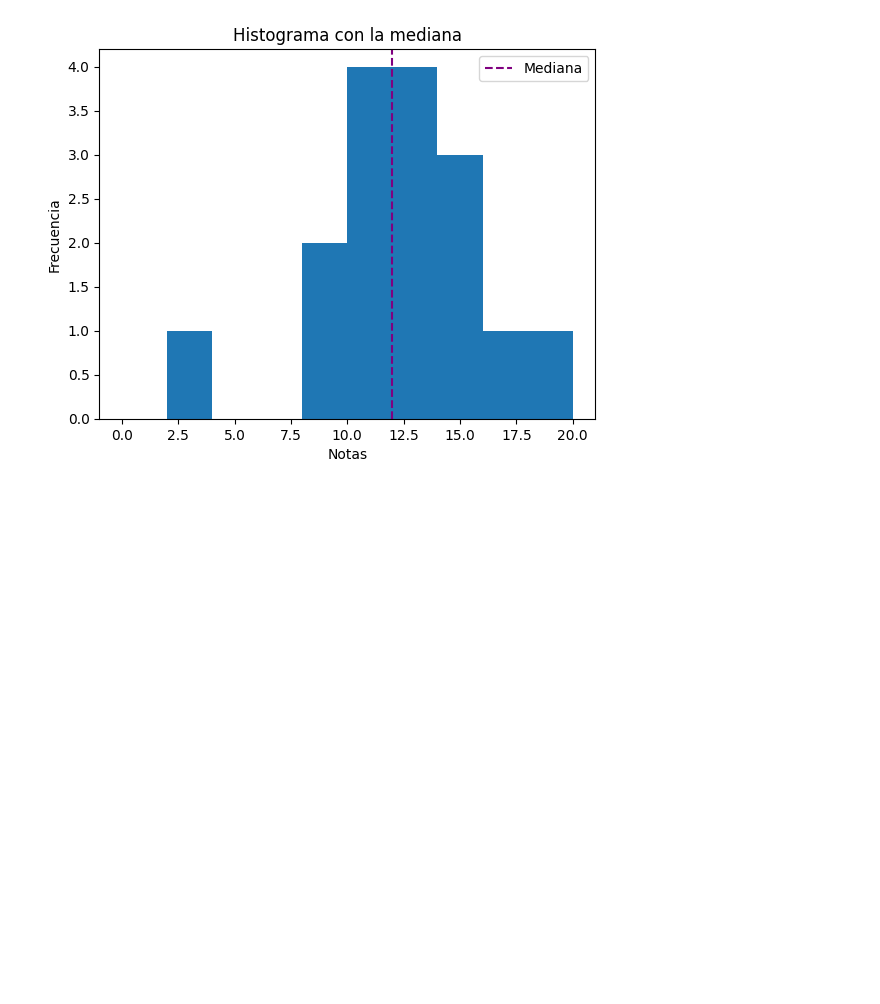
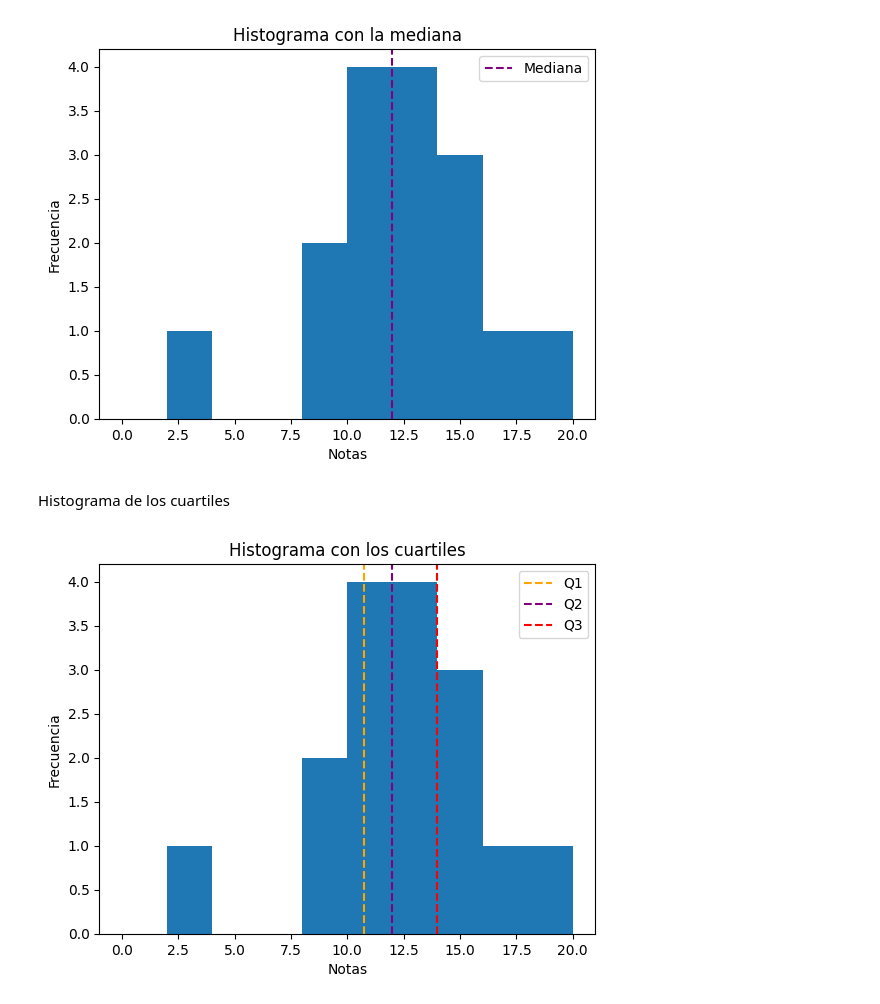
Before and after one commit to Asierjunquera1/Una-serie-de-notas, a Jupyter notebook: análisis.ipynb, the cells around one changed output. Cells and saved outputs as stored; diff of their text form; code cells hidden in the pictures; blank space fills up the shorter version.

Commit message:
histograma de cuartiles

```diff
--- a/análisis.ipynb
+++ b/análisis.ipynb
@@ -141,3 +140,28 @@ def histograma_mediana():
 histograma_mediana()
 # %% [output]
 [figure]
+# %% [markdown]
+Histograma de los cuartiles
+# %%
+def histograma_cuartiles():
+    q1 = df["Notas"].quantile(0.25)
+    q2 = df["Notas"].quantile(0.5)
+    q3 = df["Notas"].quantile(0.75)
+
+    fis, ax = plt.subplots()
+    ax.hist(df["Notas"], bins = range(0,21,2))
+    ax.set_title("Histograma con los cuartiles")
+    ax.set_xlabel("Notas")
+    ax.set_ylabel("Frecuencia")
+
+    #Líneas de los cuartiles
+    ax.axvline(x=q1, color = "orange", linestyle = "--", label = "Q1")
+    ax.axvline(x=q2, color = "purple", linestyle = "--", label = "Q2")
+    ax.axvline(x=q3, color = "red", linestyle = "--", label = "Q3")
+
+    ax.legend()
+    plt.show()
+
+histograma_cuartiles()
+# %% [output]
+[figure, added]
```
Also changed, not shown: parts of 1 cell of this notebook.
